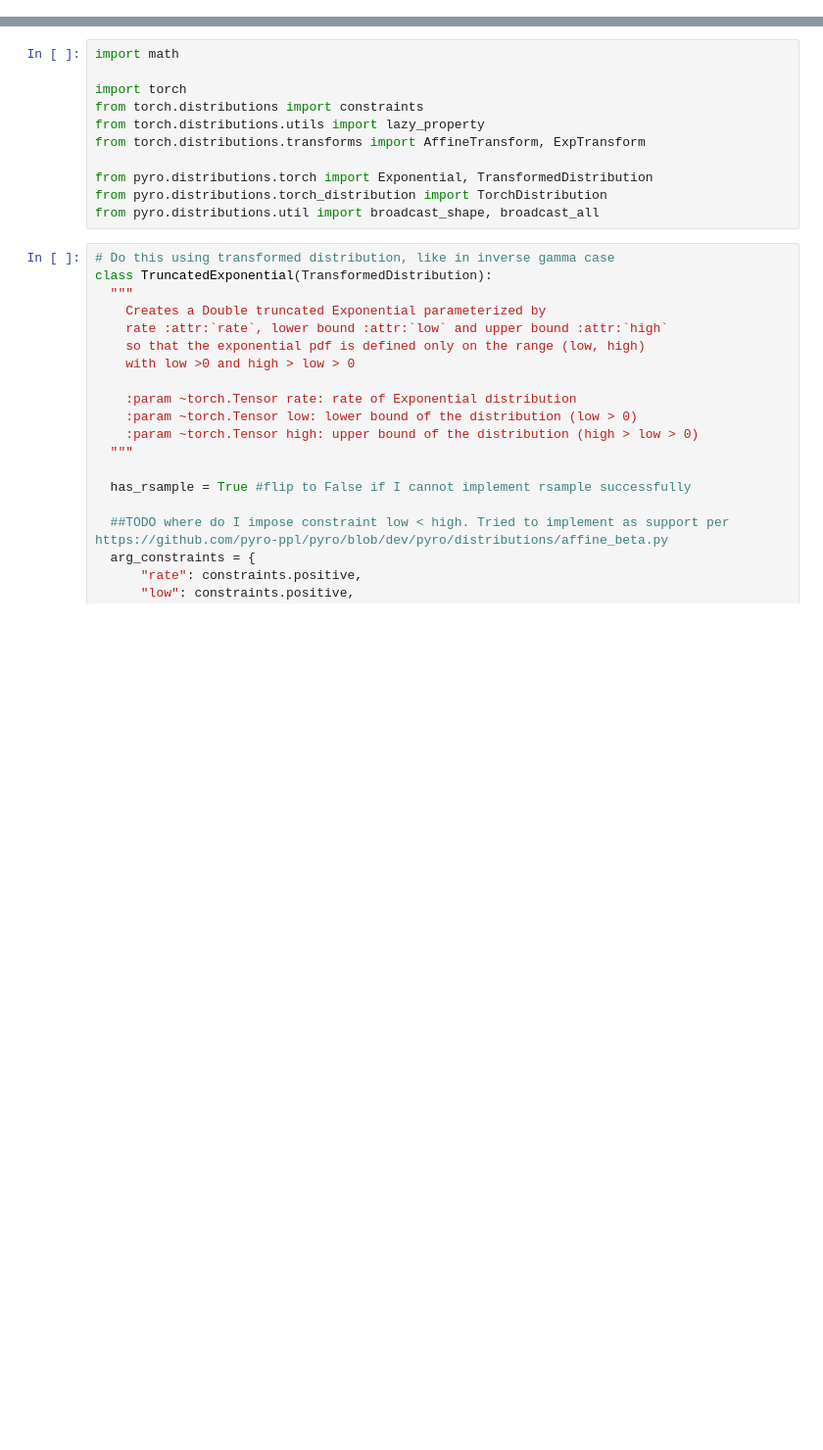
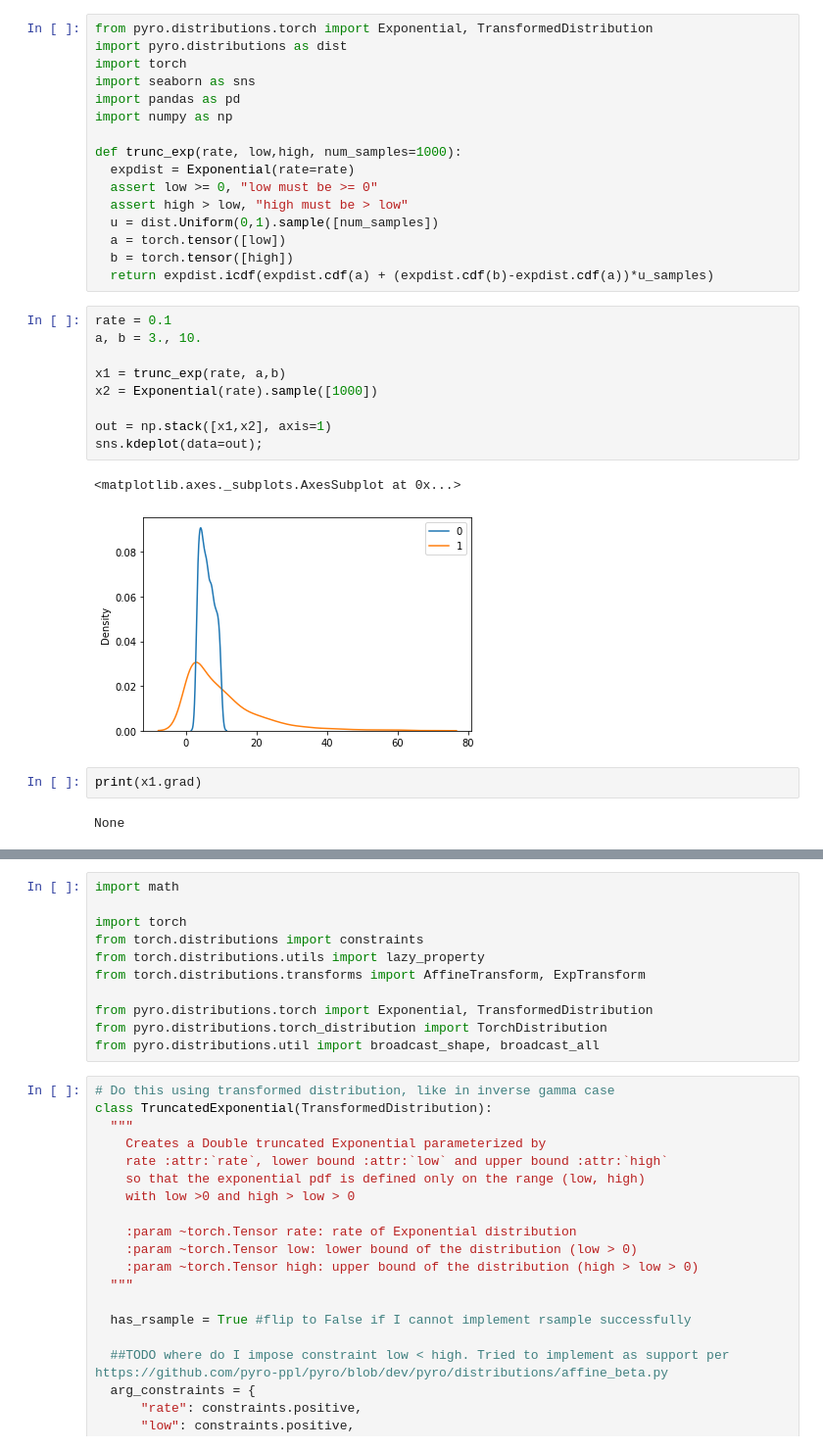
Before and after one commit to seanreed1111/colab-demos, a Jupyter notebook: class_truncated_double_exponential_wip.ipynb, the cells around one changed output, grey strips where cells are left out. Shown: that part at 98% size. Drawn from its saved outputs; the diff is of its cells as text; blank space fills up the shorter version.

```diff
--- a/class_truncated_double_exponential_wip.ipynb
+++ b/class_truncated_double_exponential_wip.ipynb
@@ -21,0 +48,32 @@ modeled on:
+# %%
+from pyro.distributions.torch import Exponential, TransformedDistribution
+import pyro.distributions as dist
+import torch
+import seaborn as sns
+import pandas as pd
+import numpy as np
+
+def trunc_exp(rate, low,high, num_samples=1000):
+  expdist = Exponential(rate=rate)
+  assert low >= 0, "low must be >= 0"
+  assert high > low, "high must be > low"
+  u = dist.Uniform(0,1).sample([num_samples])
+  a = torch.tensor([low])
+  b = torch.tensor([high])
+  return expdist.icdf(expdist.cdf(a) + (expdist.cdf(b)-expdist.cdf(a))*u_samples)
+# %%
+rate = 0.1
+a, b = 3., 10.
+
+x1 = trunc_exp(rate, a,b)
+x2 = Exponential(rate).sample([1000])
+
+out = np.stack([x1,x2], axis=1)
+sns.kdeplot(data=out);
+# %% [output]
+<matplotlib.axes._subplots.AxesSubplot at 0x...>
+[figure, added]
+# %%
+print(x1.grad)
+# %% [output]
+None
```
Also changed, not shown: parts of 10 cells of this notebook.
